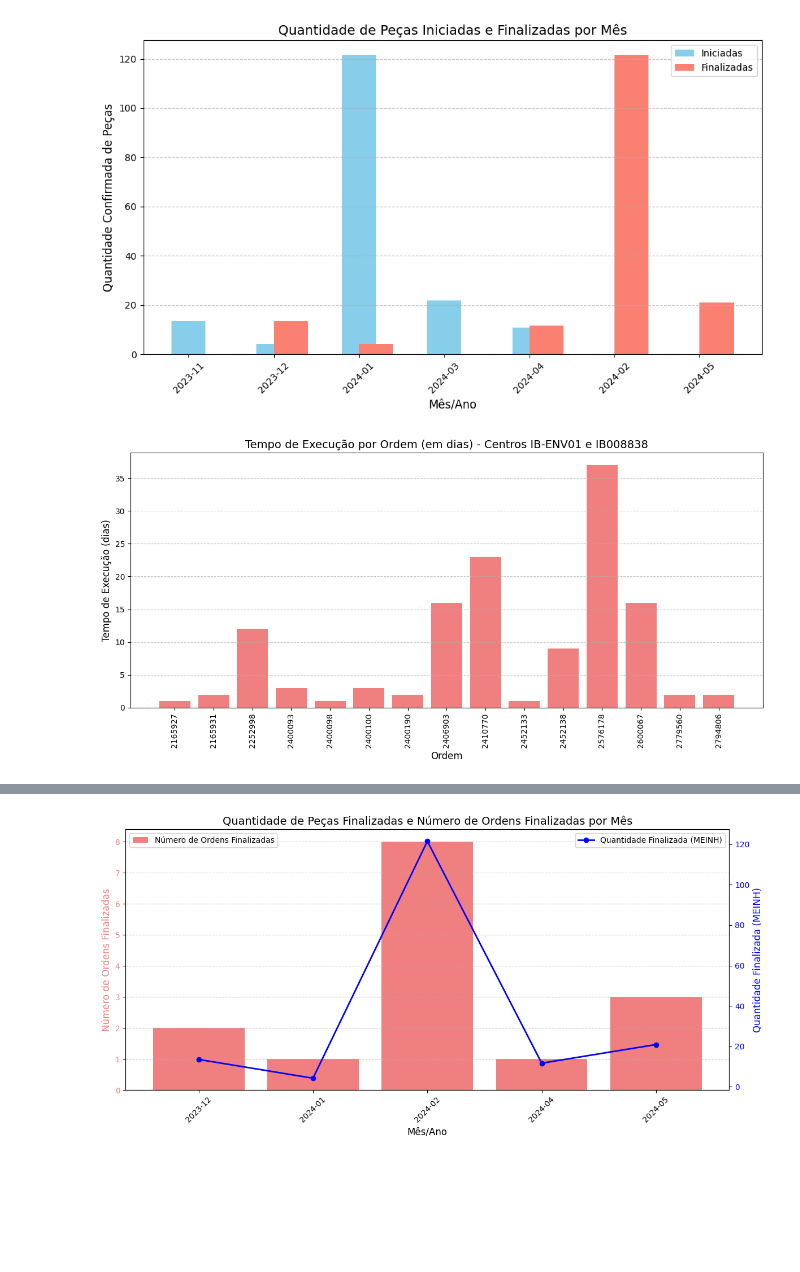
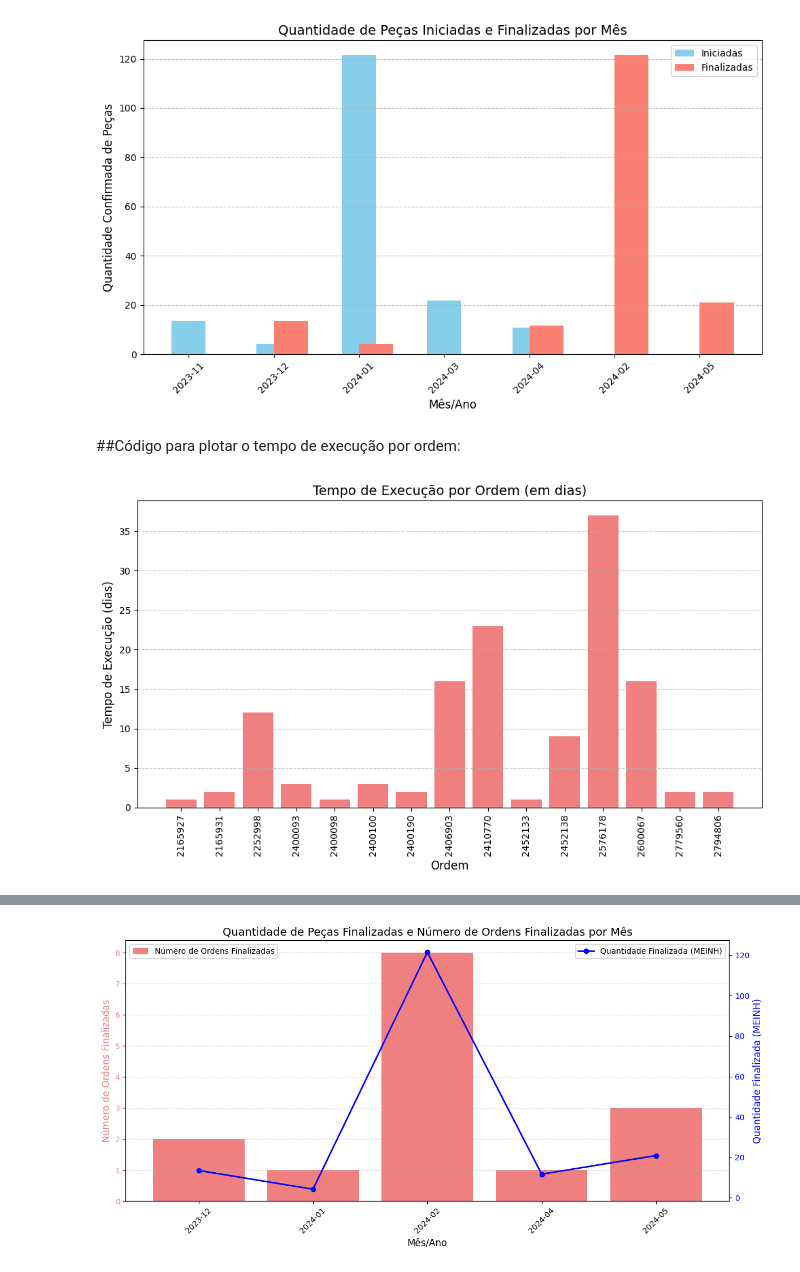
Before and after one commit to CDN2024/Pessoal, a Jupyter notebook: Banco_de_Dados1.ipynb, the cells around one changed output, grey strips where cells are left out. Saved outputs shown, nothing was run; the diff lists cells and outputs as text; code cells hidden in the pictures; blank space fills up the shorter version.

```diff
--- a/Banco_de_Dados1.ipynb
+++ b/Banco_de_Dados1.ipynb
@@ -193,27 +148,0 @@ print(df_grouped_by_ordem)
-# %%
-import matplotlib.pyplot as plt
-import pandas as pd
-
-# Garantir que as colunas de data estejam no formato de datetime com dayfirst=True
-df_grouped_by_ordem['Data início real de execução'] = pd.to_datetime(df_grouped_by_ordem['Data início real de execução'], dayfirst=True)
-
-# Extrair o mês e o ano da data de início real de execução
-df_grouped_by_ordem['Mês/Ano'] = df_grouped_by_ordem['Data início real de execução'].dt.to_period('M')
-
-# Agrupar os dados por Mês/Ano e somar a quantidade confirmada de peças
-df_monthly = df_grouped_by_ordem.groupby('Mês/Ano')['Qtd.boa confirmada (MEINH)'].sum().reset_index()
-
-# Plotar gráfico de barras
-plt.figure(figsize=(10, 6))
-plt.bar(df_monthly['Mês/Ano'].astype(str), df_monthly['Qtd.boa confirmada (MEINH)'], color='skyblue')
-
-# Adicionar título e rótulos
-plt.title('Quantidade de Peças Confirmadas por Mês', fontsize=14)
-plt.xlabel('Mês/Ano', fontsize=12)
-plt.ylabel('Quantidade Confirmada de Peças', fontsize=12)
-plt.xticks(rotation=45)
-plt.grid(True, axis='y', linestyle='--', alpha=0.7)
-
-# Exibir o gráfico
-plt.tight_layout()  # Ajustar o layout para não cortar os rótulos
-plt.show()
@@ -257,39 +186,41 @@ plt.tight_layout()  # Ajustar o layout para não cortar os rótulos
 plt.show()
 # %% [output]
 [figure]
+# %% [markdown]
+##Código para plotar o tempo de execução por ordem:
 # %%
 import matplotlib.pyplot as plt
 import pandas as pd
 
 # Garantir que as colunas de data estejam no formato de datetime com dayfirst=True
 df_grouped_by_ordem['Data início real de execução'] = pd.to_datetime(df_grouped_by_ordem['Data início real de execução'], dayfirst=True)
 df_grouped_by_ordem['Data fim real da execução'] = pd.to_datetime(df_grouped_by_ordem['Data fim real da execução'], dayfirst=True)
 
 # Filtrar os dados para os centros de trabalho 'IB-ENV01' e 'IB008838'
 df_filtered = df_grouped_by_ordem[df_grouped_by_ordem['Centro de trabalho'].isin(['IB-ENV01', 'IB008838'])]
 
 # Calcular o tempo de execução (diferença entre a data de início e a data de fim)
 df_filtered['Tempo de Execução (dias)'] = (df_filtered['Data fim real da execução'] - df_filtered['Data início real de execução']).dt.days
 
 # Plotar o gráfico de tempo de execução por ordem
-plt.figure(figsize=(12, 6))
+plt.figure(figsize=(10, 6))
 
 # Plotar uma barra para cada ordem
 plt.bar(df_filtered['Ordem'].astype(str), df_filtered['Tempo de Execução (dias)'], color='lightcoral')
 
 # Adicionar título e rótulos
-plt.title('Tempo de Execução por Ordem (em dias) - Centros IB-ENV01 e IB008838', fontsize=14)
+plt.title('Tempo de Execução por Ordem (em dias)', fontsize=14)
 plt.xlabel('Ordem', fontsize=12)
 plt.ylabel('Tempo de Execução (dias)', fontsize=12)
 plt.xticks(rotation=90)  # Rotacionar os rótulos do eixo X para facilitar a leitura
 
 # Adicionar uma grade para o eixo Y
 plt.grid(True, axis='y', linestyle='--', alpha=0.7)
 
 # Ajustar o layout para não cortar os rótulos
 plt.tight_layout()
 
 # Exibir o gráfico
 plt.show()
 # %% [output]
-[figure, old version]
+[figure, new version]
```
Also changed, not shown: parts of 7 cells of this notebook.
